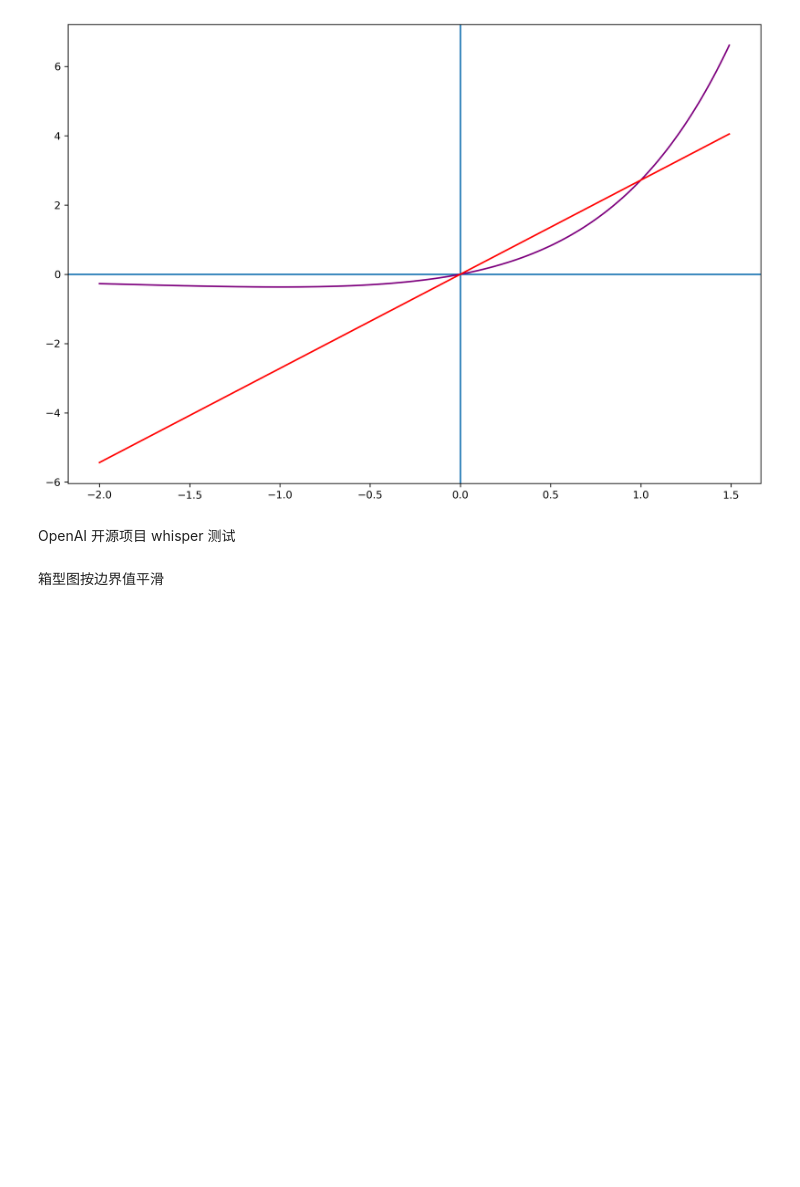
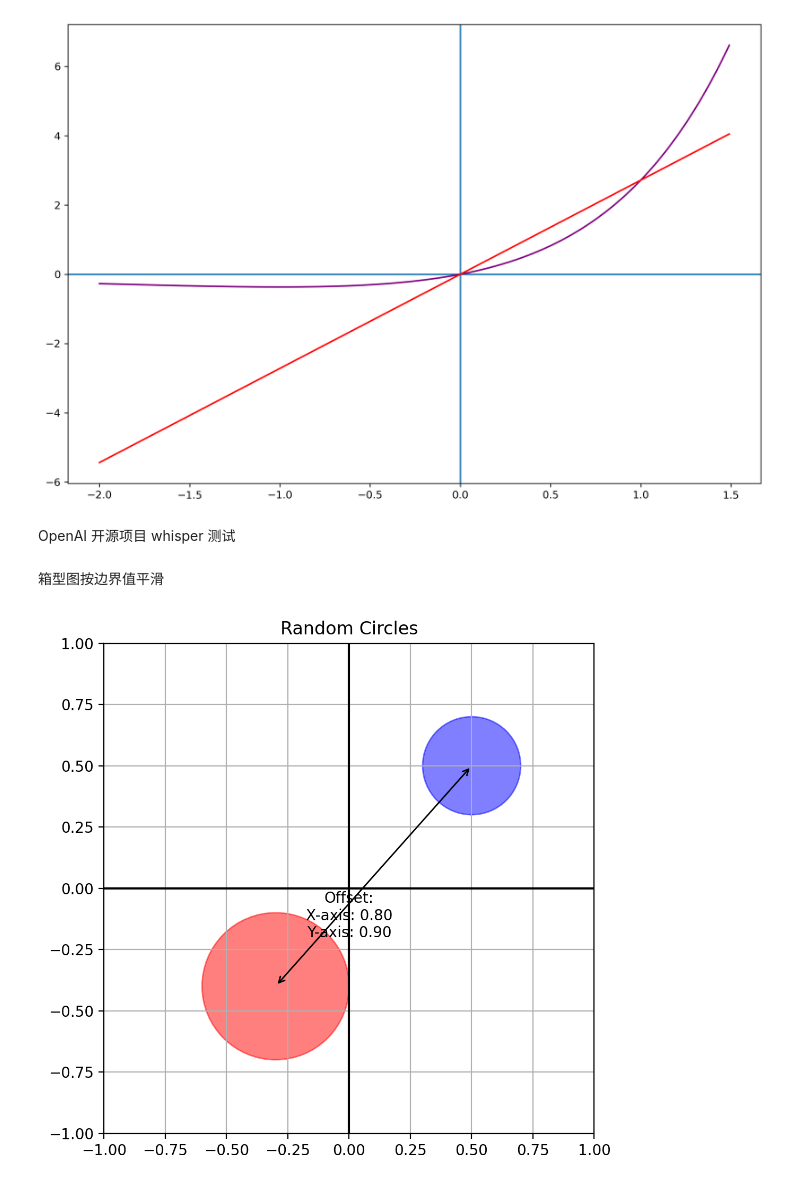
Before and after one commit to CHONGANDXU/Upload-Test, a Jupyter notebook: test.ipynb, the cells around one changed output. Drawn from its saved outputs; the diff is of its cells as text; code cells hidden in the pictures; blank space fills up the shorter version.

Commit message:
add: draw circle offset

```diff
--- a/test.ipynb
+++ b/test.ipynb
@@ -134,3 +134,60 @@ for i in range(0, 4):
                 edge_width[i][j] = edgeLeft[i]
 
 print(edge_width)
+# %%
+import matplotlib.pyplot as plt
+import numpy as np
+
+# 设置图形的大小和分辨率（ppi）
+fig = plt.figure(figsize=(6, 6), dpi=200)
+
+# 创建坐标轴
+ax = fig.add_subplot(111, aspect='equal')
+
+# 绘制坐标轴
+ax.axhline(y=0, color='k')  # 绘制水平线
+ax.axvline(x=0, color='k')  # 绘制垂直线
+
+# 生成两个随机圆的参数
+circle1_center = (0.5, 0.5)
+circle1_radius = 0.2
+circle1 = plt.Circle(circle1_center, circle1_radius, color='blue', alpha=0.5)  # 圆心为(0.5, 0.5)，半径为0.2，蓝色
+
+circle2_center = (-0.3, -0.4)
+circle2_radius = 0.3
+circle2 = plt.Circle(circle2_center, circle2_radius, color='red', alpha=0.5)  # 圆心为(-0.3, -0.4)，半径为0.3，红色
+
+# 将圆添加到坐标轴上
+ax.add_artist(circle1)
+ax.add_artist(circle2)
+
+# 计算圆心之间的偏移量
+offset_x = circle1_center[0] - circle2_center[0]
+offset_y = circle1_center[1] - circle2_center[1]
+
+# 添加连接线和偏移量标签
+arrow_props = dict(facecolor='black', arrowstyle='<->')
+
+# 连接线段
+ax.annotate('', xy=circle1_center, xytext=circle2_center, arrowprops=arrow_props)
+
+# 添加偏移量标签
+ax.annotate(f'Offset:\nX-axis: {offset_x:.2f}\nY-axis: {offset_y:.2f}',
+            xy=((circle1_center[0] + circle2_center[0]) / 2, circle2_center[1]),
+            xytext=(0, -0.2),
+            ha='center', fontsize=10)
+
+# 设置坐标轴的范围
+ax.set_xlim(-1, 1)
+ax.set_ylim(-1, 1)
+
+# 设置图形标题和显示
+ax.set_title('Random Circles')
+
+# 显示网格
+ax.grid(True)
+
+# 显示图形
+plt.show()
+# %% [output]
+[figure, added]
```
